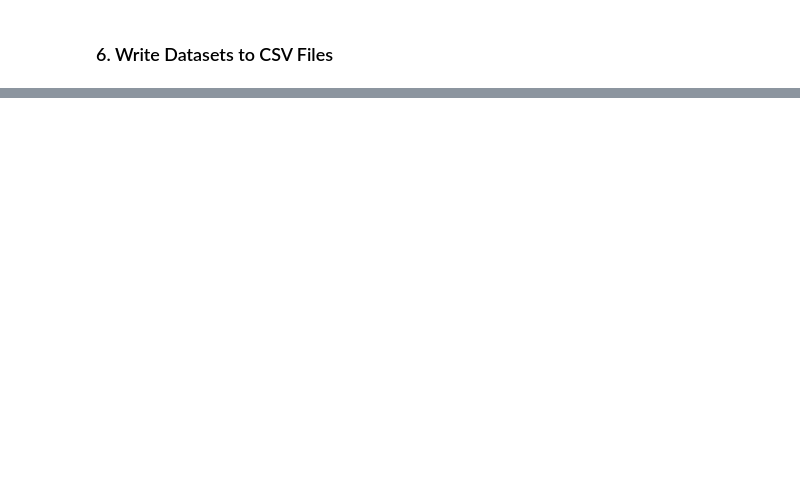
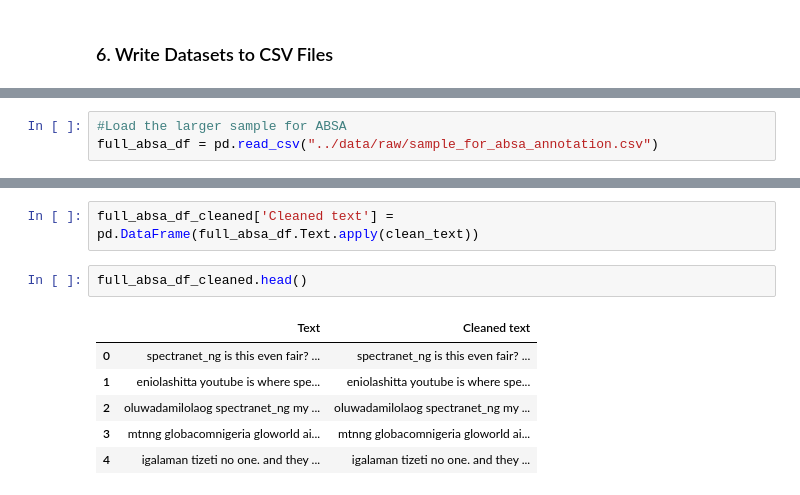
Before and after one commit to KoredeAkande/nigerian_isp_sentiment_analysis, a Jupyter notebook: notebooks/4-data-cleaning-and-preprocessing.ipynb, the cells around one changed output, grey strips where cells are left out. Drawn from its saved outputs; the diff is of its cells as text; blank space fills up the shorter version.

```diff
--- a/notebooks/4-data-cleaning-and-preprocessing.ipynb
+++ b/notebooks/4-data-cleaning-and-preprocessing.ipynb
@@ -269,0 +323,3 @@ cleaned_isp_tweets.to_csv('../data/processed/full_merge_cleaned.csv')
+# %%
+#Load the larger sample for ABSA
+full_absa_df = pd.read_csv("../data/raw/sample_for_absa_annotation.csv")
@@ -269,0 +331,11 @@ cleaned_isp_tweets.to_csv('../data/processed/full_merge_cleaned.csv')
+# %%
+full_absa_df_cleaned['Cleaned text'] = pd.DataFrame(full_absa_df.Text.apply(clean_text))
+# %%
+full_absa_df_cleaned.head()
+# %% [output]
+|  | Text | Cleaned text |
+| 0 | spectranet_ng is this even fair? ... | spectranet_ng is this even fair? ... |
+| 1 | eniolashitta youtube is where spe... | eniolashitta youtube is where spe... |
+| 2 | oluwadamilolaog spectranet_ng my ... | oluwadamilolaog spectranet_ng my ... |
+| 3 | mtnng globacomnigeria gloworld ai... | mtnng globacomnigeria gloworld ai... |
+| 4 | igalaman tizeti no one. and they ... | igalaman tizeti no one. and they ... |
```
Also changed, not shown: parts of 27 cells of this notebook, 1 other file.
